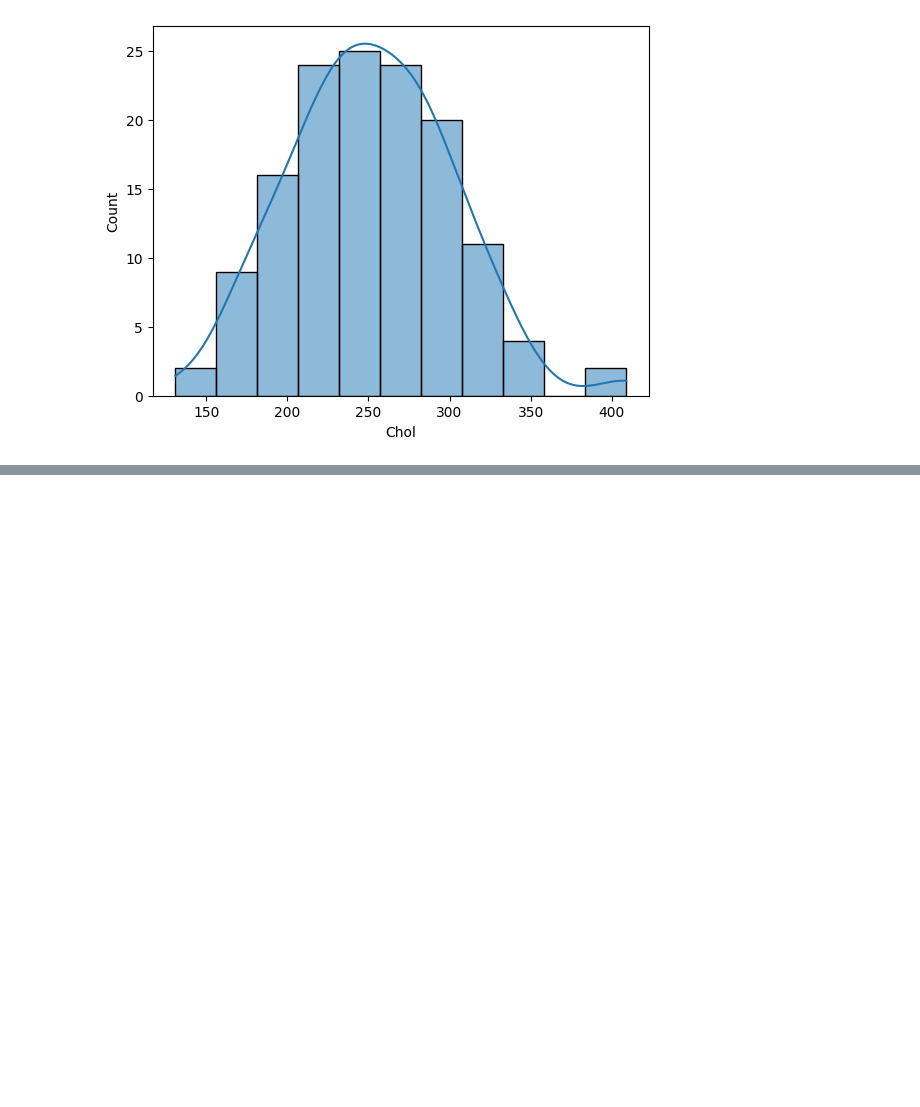
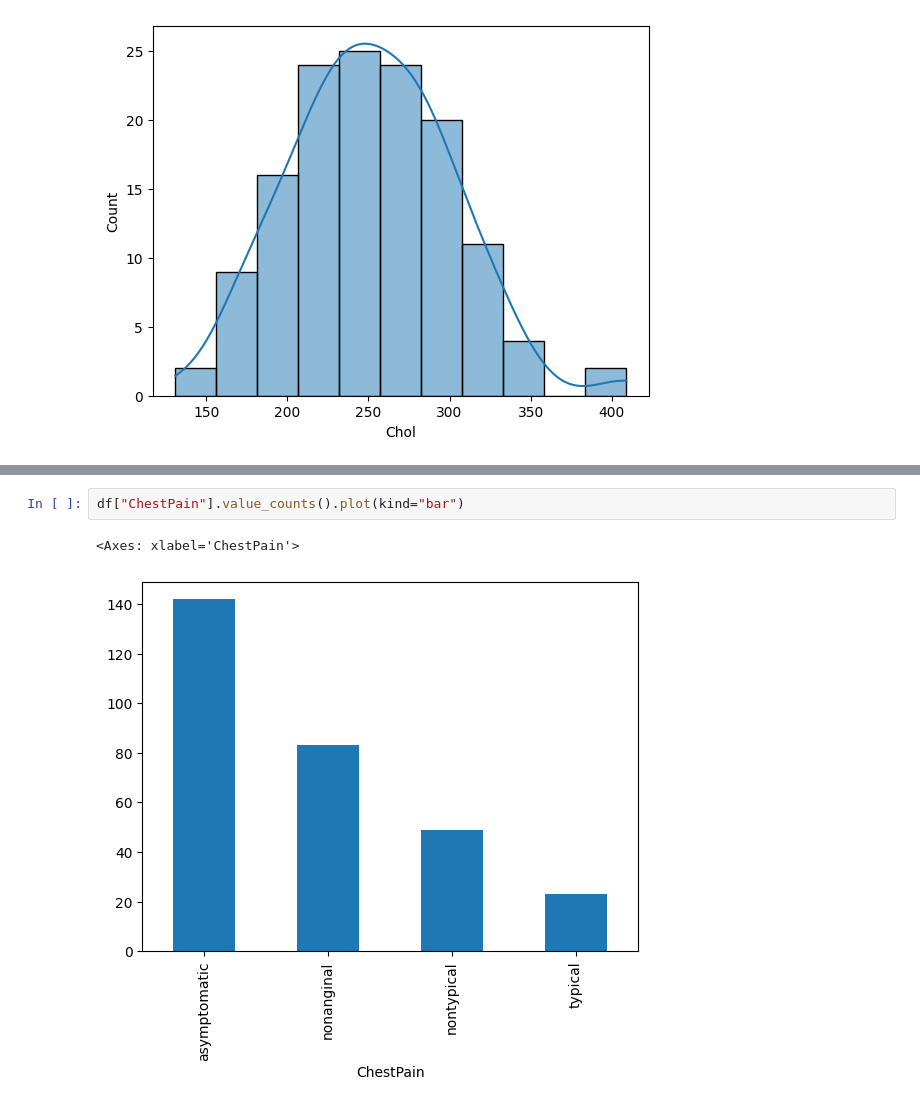
Before and after one commit to ArthurLopez1/AI-Arthur-Lopez-OPA23, a Jupyter notebook: code_alongs/Lec07_random_forest.ipynb, the cells around one changed output, grey strips where cells are left out. Drawn from its saved outputs; the diff is of its cells as text; blank space fills up the shorter version.

```diff
--- a/code_alongs/Lec07_random_forest.ipynb
+++ b/code_alongs/Lec07_random_forest.ipynb
@@ -150,0 +165,5 @@ sns.histplot(data=df.query("AHD == 'Yes'"), x="Chol", kde=True)
+# %%
+df["ChestPain"].value_counts().plot(kind="bar")
+# %% [output]
+<Axes: xlabel='ChestPain'>
+[figure, added]
```
Also changed, not shown: parts of 4 cells of this notebook.
